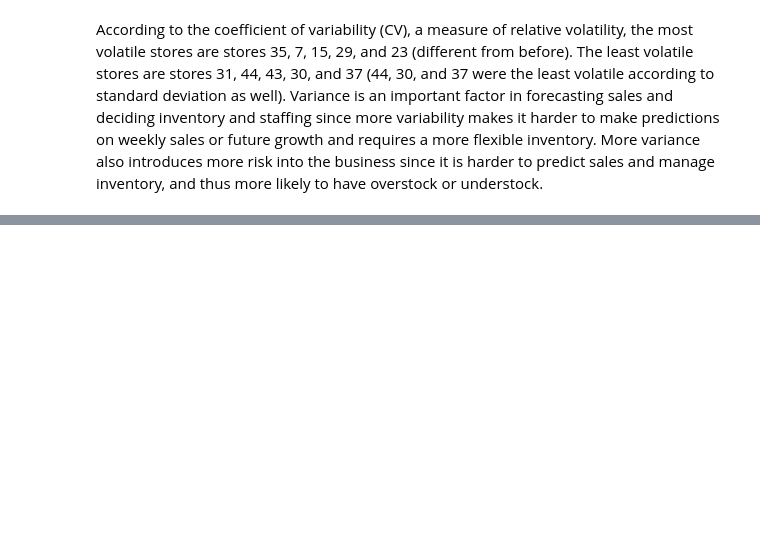
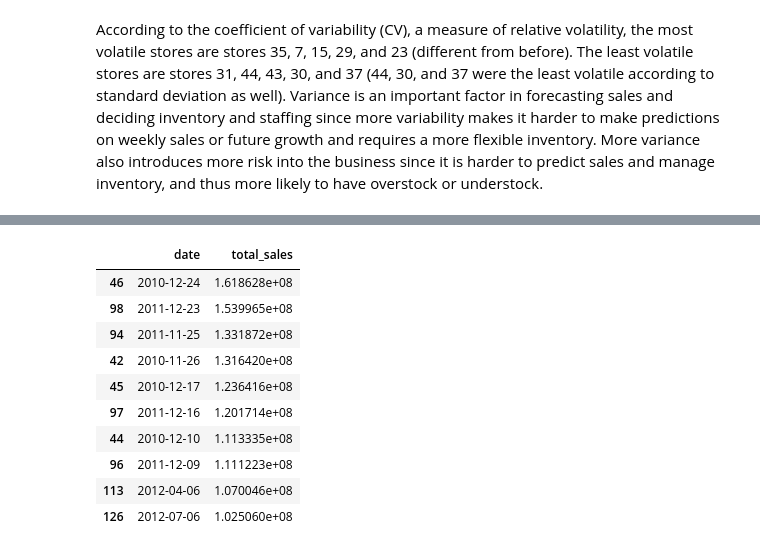
Before and after one commit to AaronVillegas5/walmart_data_analysis, a Jupyter notebook: notebooks/walmart_data_analysis.ipynb, the cells around one changed output, grey strips where cells are left out. Saved outputs shown, nothing was run; the diff lists cells and outputs as text; code cells hidden in the pictures; blank space fills up the shorter version.

```diff
--- a/notebooks/walmart_data_analysis.ipynb
+++ b/notebooks/walmart_data_analysis.ipynb
@@ -306,0 +332,15 @@ According to the coefficient of variability (CV), a measure of relative volatili
+# %%
+df_result8_sorted = df_result8.sort_values('total_sales', ascending=False)
+df_result8_sorted.head(10)
+# %% [output]
+|  | date | total_sales |
+| 46 | 2010-12-24 | 1.618628e+08 |
+| 98 | 2011-12-23 | 1.539965e+08 |
+| 94 | 2011-11-25 | 1.331872e+08 |
+| 42 | 2010-11-26 | 1.316420e+08 |
+| 45 | 2010-12-17 | 1.236416e+08 |
+| 97 | 2011-12-16 | 1.201714e+08 |
+| 44 | 2010-12-10 | 1.113335e+08 |
+| 96 | 2011-12-09 | 1.111223e+08 |
+| 113 | 2012-04-06 | 1.070046e+08 |
+| 126 | 2012-07-06 | 1.025060e+08 |
```
Also changed, not shown: parts of 11 cells of this notebook, 1 other file.
